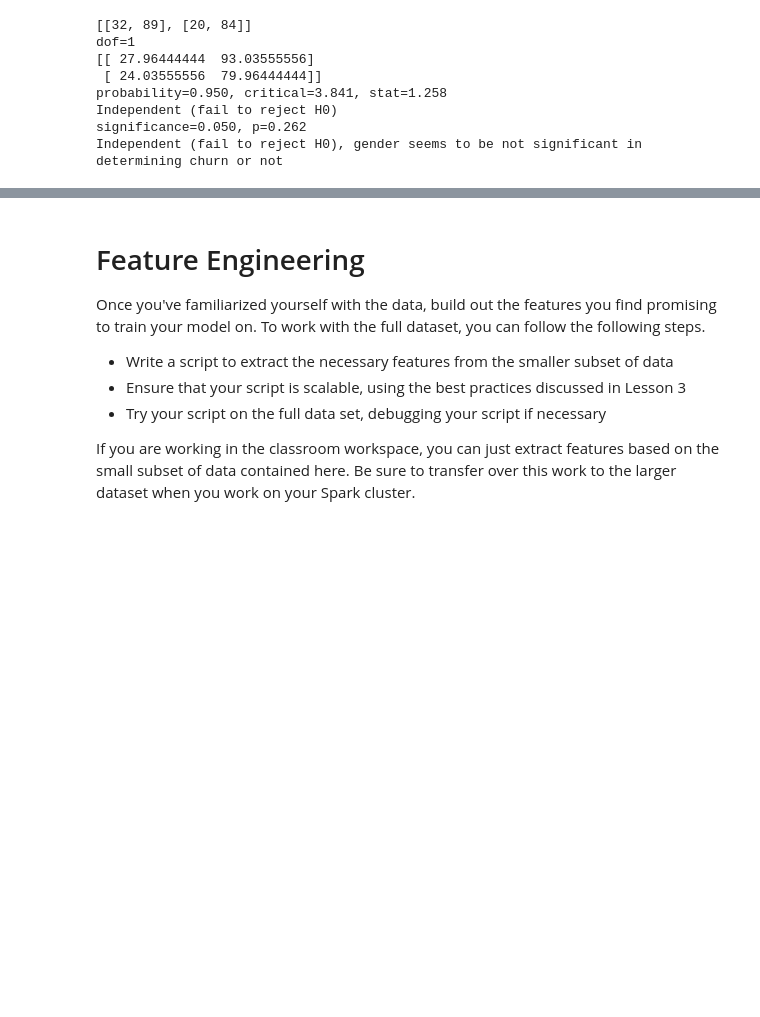
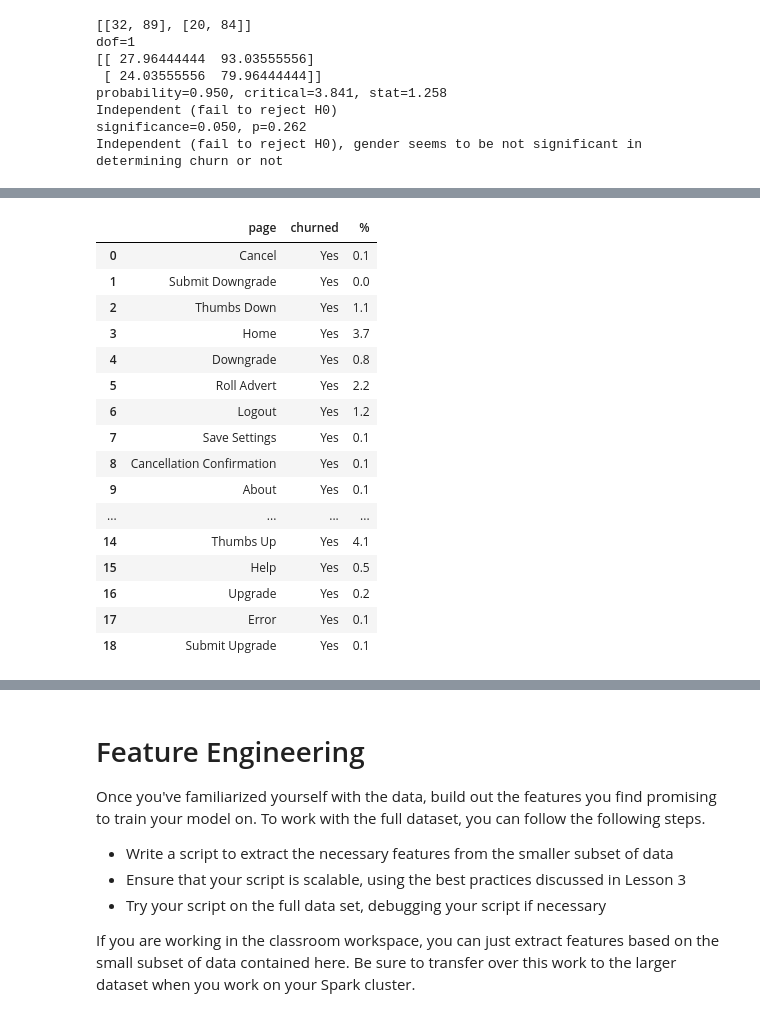
Before and after one commit to paonegri/DSND_Capstone, a Jupyter notebook: Sparkify.ipynb, the cells around one changed output, grey strips where cells are left out. Saved outputs shown, nothing was run; the diff lists cells and outputs as text; code cells hidden in the pictures; blank space fills up the shorter version.

```diff
--- a/Sparkify.ipynb
+++ b/Sparkify.ipynb
@@ -397,0 +453,23 @@ plt.legend(loc='best', fontsize=9);
+# %%
+churned['churned'] = 'Yes'
+churned['%'] = round(100*churned['count(userId)']/np.sum(churned['count(userId)']),1)
+churned= churned.drop(labels=['count(userId)'],axis=1)
+churned
+# %% [output]
+|  | page | churned | % |
+| 0 | Cancel | Yes | 0.1 |
+| 1 | Submit Downgrade | Yes | 0.0 |
+| 2 | Thumbs Down | Yes | 1.1 |
+| 3 | Home | Yes | 3.7 |
+| 4 | Downgrade | Yes | 0.8 |
+| 5 | Roll Advert | Yes | 2.2 |
+| 6 | Logout | Yes | 1.2 |
+| 7 | Save Settings | Yes | 0.1 |
+| 8 | Cancellation Confirmation | Yes | 0.1 |
+| 9 | About | Yes | 0.1 |
+| ... | ... | ... | ... |
+| 14 | Thumbs Up | Yes | 4.1 |
+| 15 | Help | Yes | 0.5 |
+| 16 | Upgrade | Yes | 0.2 |
+| 17 | Error | Yes | 0.1 |
+| 18 | Submit Upgrade | Yes | 0.1 |
```
Also changed, not shown: parts of 38 cells of this notebook.
